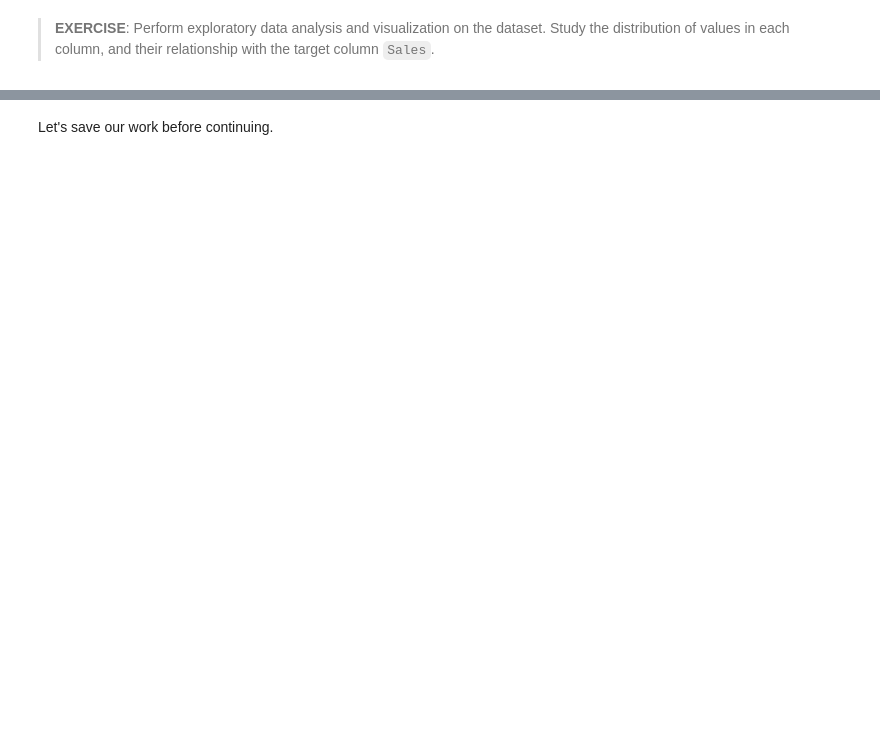
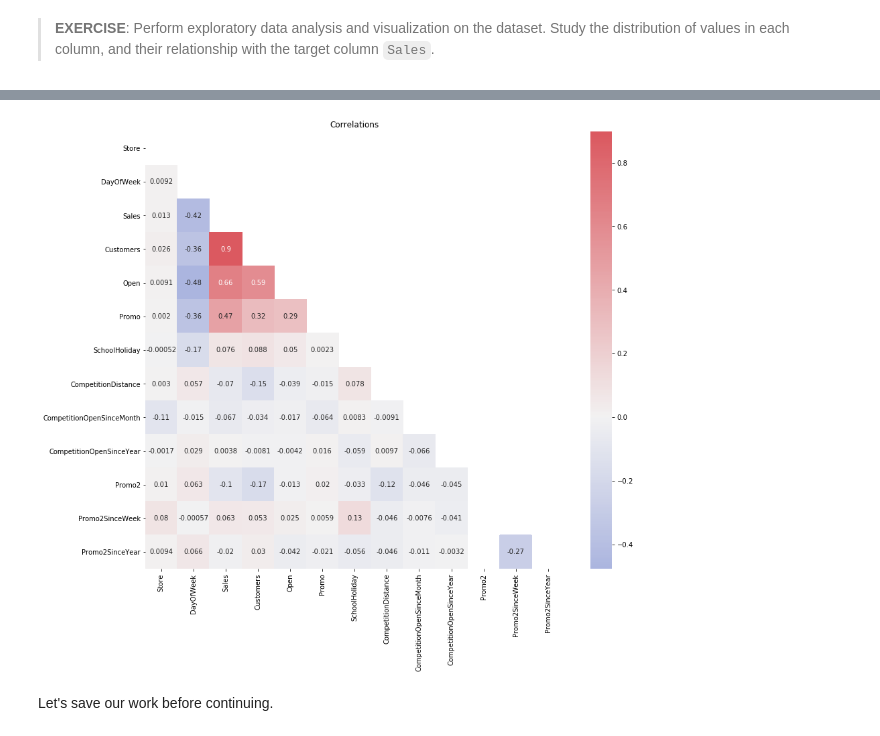
Before and after one commit to aleksmn/jovian, a Jupyter notebook: machine-learning/python-gradient-boosting-machines/python-gradient-boosting-machines.ipynb, the cells around one changed output, grey strips where cells are left out. Cells and saved outputs as stored; diff of their text form; code cells hidden in the pictures; blank space fills up the shorter version.

```diff
--- a/machine-learning/python-gradient-boosting-machines/python-gradient-boosting-machines.ipynb
+++ b/machine-learning/python-gradient-boosting-machines/python-gradient-boosting-machines.ipynb
@@ -260,3 +309,15 @@ fig.show()
+# %%
+plt.figure(figsize=(14, 12))
+plt.title('Correlations')
+# cmap = sns.diverging_palette(230, 20, as_cmap=True)
+# cmap = sns.color_palette("vlag", as_cmap=True)
+cmap = sns.diverging_palette(260, 10, l=55, s=60, as_cmap=True)
+
+mask = np.triu(np.ones_like(merged_sample_df.corr()))
+
+sns.heatmap(merged_sample_df.corr(), cmap=cmap, mask=mask, annot=True, center=0);
+# %% [output]
+[figure, added]
 # %% [markdown]
 Let's save our work before continuing.
 # %%
```
Also changed, not shown: parts of 43 cells of this notebook, 5 other files.
